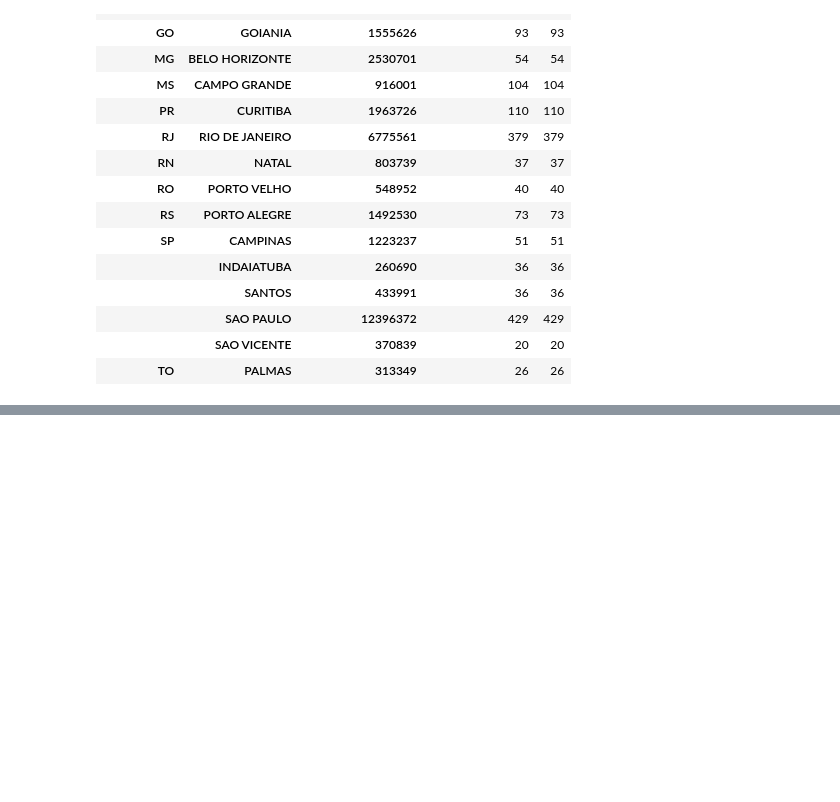
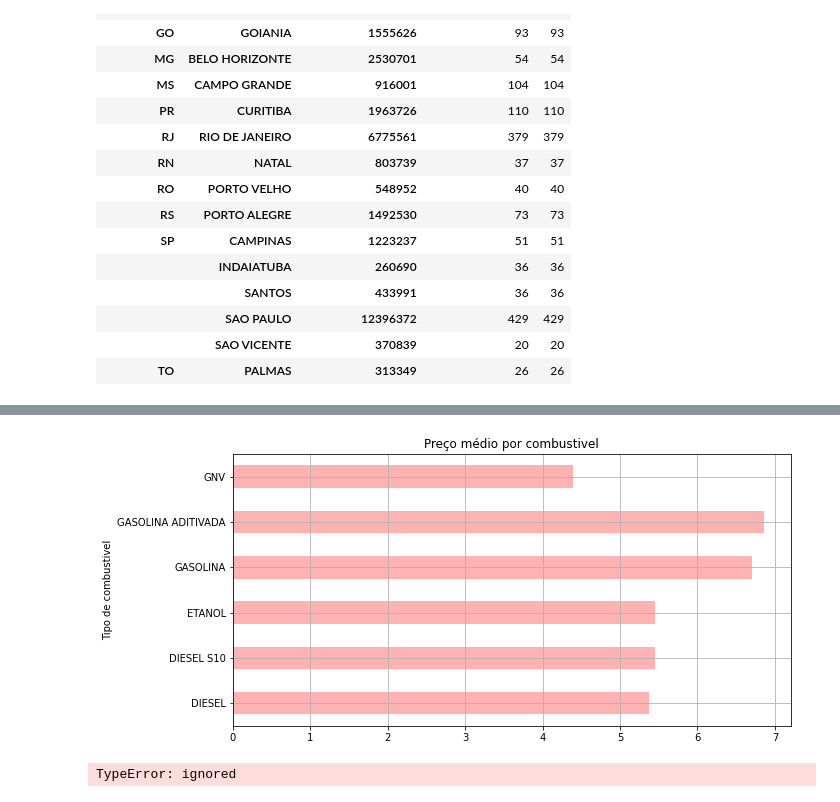
Before and after one commit to CaioSan7os/PythonComPandas_Extensao_1_2023, a Jupyter notebook: Segundo_exemplo_em_Python_Pandas.ipynb, the cells around one changed output, grey strips where cells are left out. Drawn from its saved outputs; the diff is of its cells as text; code cells hidden in the pictures; blank space fills up the shorter version.

```diff
--- a/Segundo_exemplo_em_Python_Pandas.ipynb
+++ b/Segundo_exemplo_em_Python_Pandas.ipynb
@@ -196,0 +256,3 @@ display(postos_por_municipio_df)
+# %%
+c_mean = combustiveis_df['Valor de Venda'].groupby(by=combustiveis_df['Produto']).mean()
+display(c_mean)
@@ -196,0 +268,19 @@ display(postos_por_municipio_df)
+# %%
+plt.figure(figsize=(10,5))
+
+#plotar o grafico
+c_mean.plot(
+    title = "Preço médio por combustivel",
+    kind = "barh",
+    xlabel = "Tipo de combustivel",
+    ylabel = "Preço reais/litro",
+    color = "red",
+    alpha = 0.3
+)
+
+#grid
+plt.grid()
+
+plt.show()
+# %% [output]
+[figure, added]
@@ -196,0 +292,26 @@ display(postos_por_municipio_df)
+# %%
+#Vai abrir o Excel no openpyxl
+wb = load_workbook(excel) #wb = Workbook
+
+#Pegar a planilha certa... usando o Sheet Name (nome da planilha)
+ws = wb['Sumário'] # Work Sheet -> planilha atual, ativa, de trabalho
+
+#Vamos pintar o cabeçalho da tabela de "cinzinha"
+cinzinha = PatternFill("solid", fgColor="CCCCCC")
+coords = ['A1', 'B1']
+for coord in coords:
+  ws[coord].fill = cinzinha
+
+#Onde o preço do combustível for maior ou igual a 6,5 reais (6.5) pinta a fonte
+#de vermelho e deixa negrito...
+MAX_ROW = ws.max_row
+num_linha = 2
+while (num_linha <= MAX_ROW):
+  coord = 'B'+str(num_linha) #coord="B{0}".format(num_linha)
+  if ws[coord].value >= 6.5:
+    ws[coord].font = Font(bold=True, color="FF0000")
+  num_linha = num_linha + 1
+#Salvar o Excel
+wb.save(excel)
+# %% [output]
+TypeError: ignored
```
Also changed, not shown: parts of 6 cells of this notebook.
